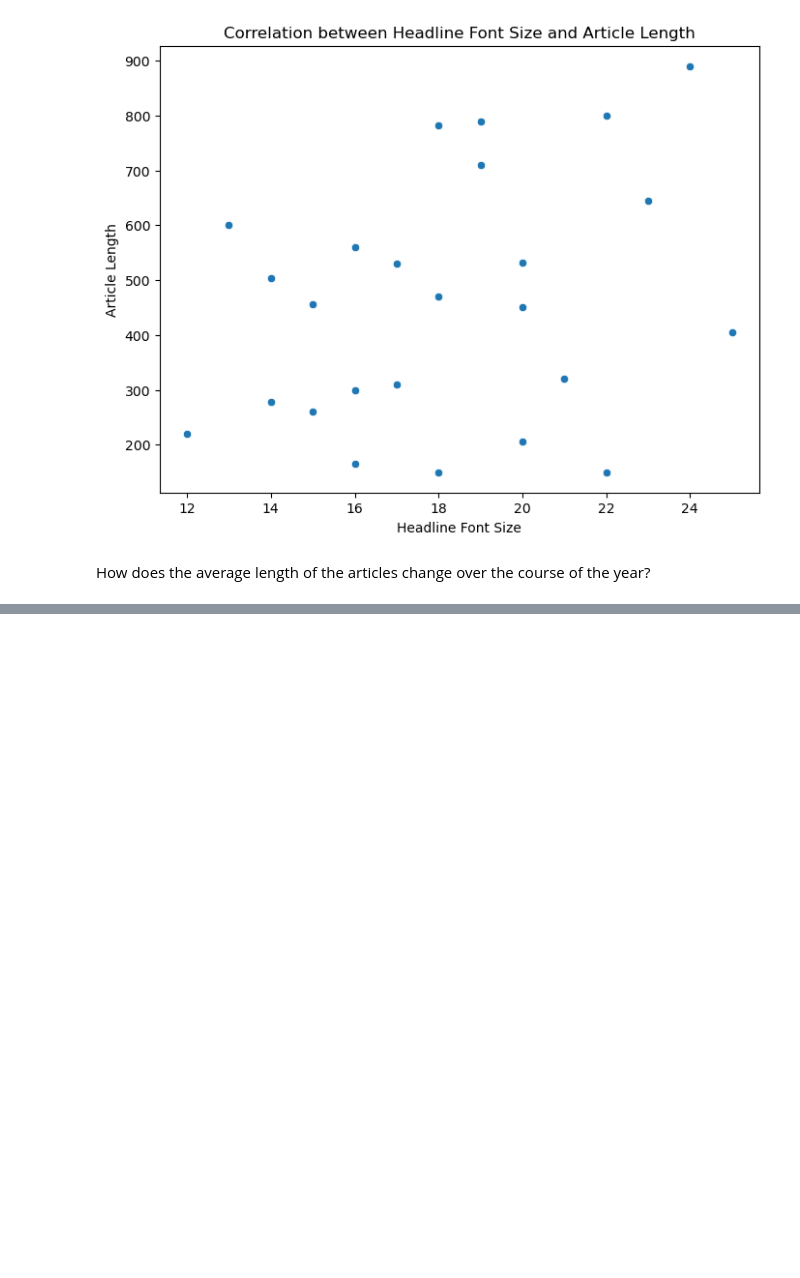
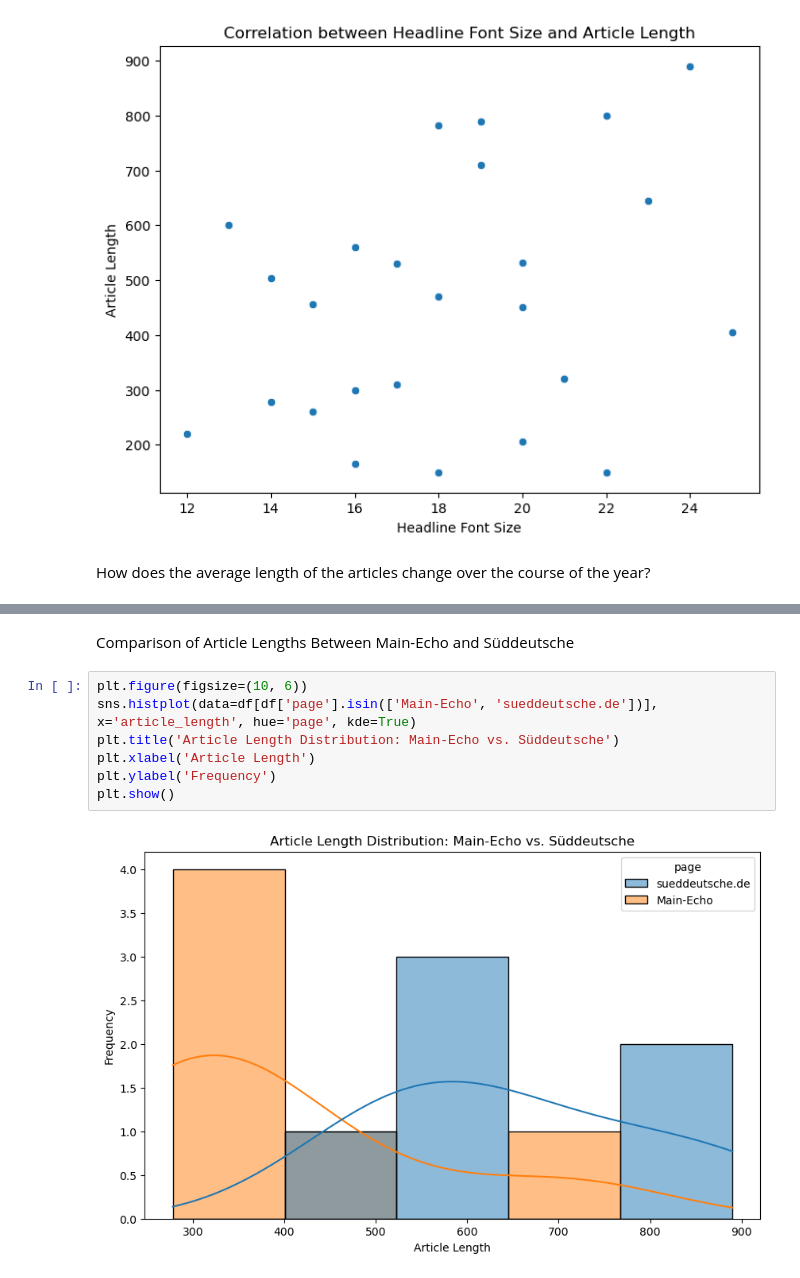
Before and after one commit to ZuebeyirEser/DataScienceCourseExercise, a Jupyter notebook: FourthWeek/exercise.ipynb, the cells around one changed output, grey strips where cells are left out. Cells and saved outputs as stored; diff of their text form; blank space fills up the shorter version.

```diff
--- a/FourthWeek/exercise.ipynb
+++ b/FourthWeek/exercise.ipynb
@@ -103,0 +105,11 @@ df
+# %% [markdown]
+Comparison of Article Lengths Between Main-Echo and Süddeutsche
+# %%
+plt.figure(figsize=(10, 6))
+sns.histplot(data=df[df['page'].isin(['Main-Echo', 'sueddeutsche.de'])], x='article_length', hue='page', kde=True)
+plt.title('Article Length Distribution: Main-Echo vs. Süddeutsche')
+plt.xlabel('Article Length')
+plt.ylabel('Frequency')
+plt.show()
+# %% [output]
+[figure, added]
```
Also changed, not shown: parts of 5 cells of this notebook, 1 other file.
